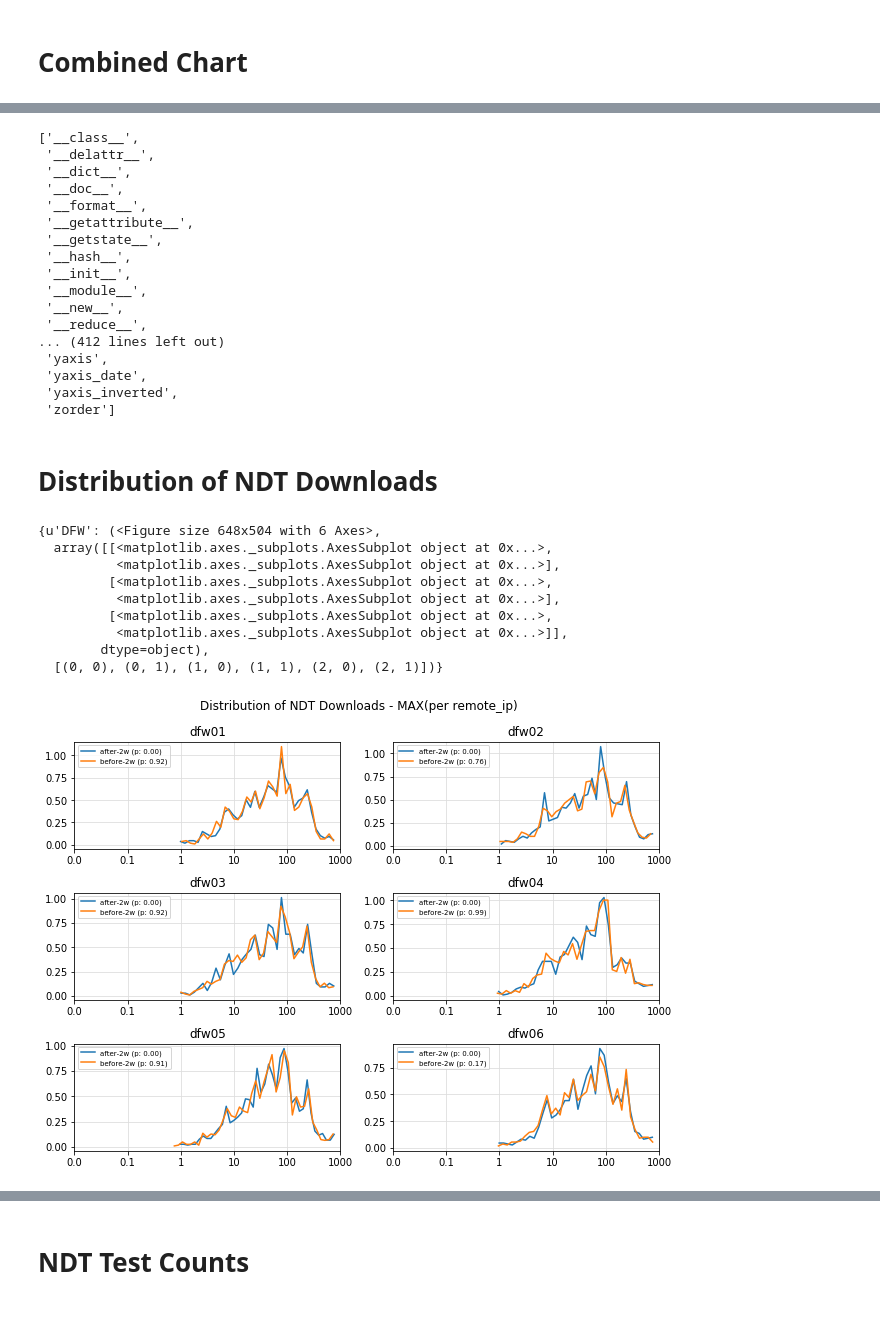
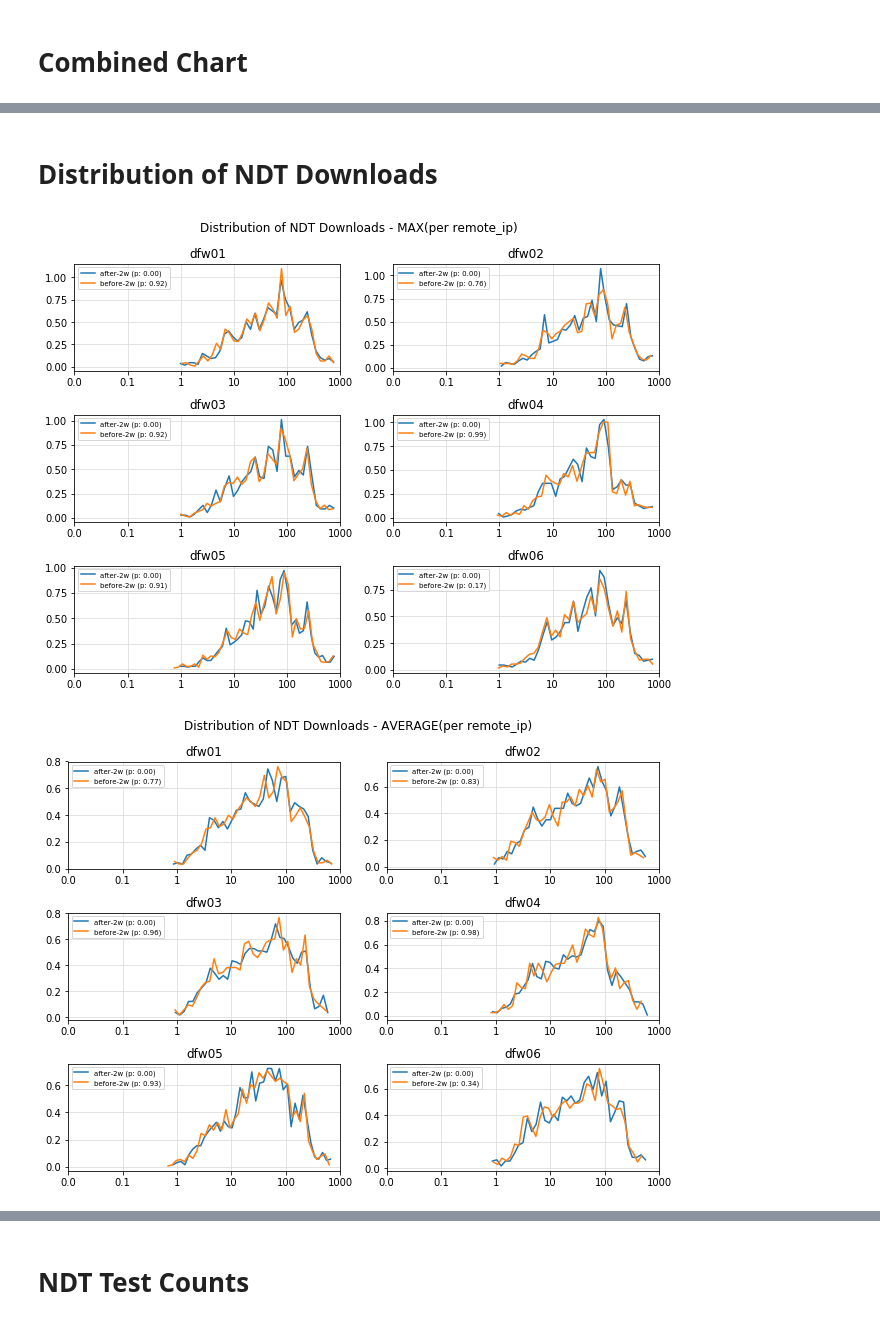
Before and after one commit to stephen-soltesz/ipython-testing, a Jupyter notebook: 2018-08 - discard analysis simple.ipynb, the cells around one changed output, grey strips where cells are left out. Cells and saved outputs as stored; diff of their text form; code cells hidden in the pictures.

```diff
--- a/2018-08 - discard analysis simple.ipynb
+++ b/2018-08 - discard analysis simple.ipynb
@@ -620,23 +599,3 @@ plot_scatter(
-# %%
-dir(f['default'][1][0][0])
-# %% [output]
-['__class__',
- '__delattr__',
- '__dict__',
- '__doc__',
- '__format__',
- '__getattribute__',
- '__getstate__',
- '__hash__',
- '__init__',
- '__module__',
- '__new__',
- '__reduce__',
-... (412 lines left out)
- 'yaxis',
- 'yaxis_date',
- 'yaxis_inverted',
- 'zorder']
 # %% [markdown]
 # Distribution of NDT Downloads
 # %%
@@ -752,32 +700,35 @@ HAVING
 # %%
 values = {}
 def ks_compare(r, figure='', axis='', group='', size=''):
     values["%s-%s-%s" % (figure, axis, group)] = r
     if group == 'before-2w':
         after = values["%s-%s-%s" % (figure, axis, 'after-2w')]
         result = stats.ks_2samp(r, after)
         if result.pvalue < 0.01:
             print 'diff', figure, axis, result
         return result.pvalue
     return 0
 
-plot_hist(
+_ = plot_hist(
     df_ndt_variance, 'download_max', lambda r: int(math.sqrt(len(r))),
     fig_by='metro', axes_by='site', group_by='period',
     suptitle='Distribution of NDT Downloads - MAX(per remote_ip)',
     label='{group} (p: {result:.2f})',
     title='{axis}', axes=(3, 2),
     xlim=(math.log10(.01), math.log10(1000)),
     cdf=False, xlog=True, figsize=(9, 7),
     fxn=ks_compare)
+
+values = {}
+_ = plot_hist(
+    df_ndt_variance, 'download_avg', lambda r: int(math.sqrt(len(r))),
+    fig_by='metro', axes_by='site', group_by='period',
+    suptitle='Distribution of NDT Downloads - AVERAGE(per remote_ip)',
+    label='{group} (p: {result:.2f})',
+    title='{axis}', axes=(3, 2),
+    xlim=(math.log10(.01), math.log10(1000)),
+    cdf=False, xlog=True, figsize=(9, 7),
+    fxn=ks_compare)
 # %% [output]
-{u'DFW': (<Figure size 648x504 with 6 Axes>,
-  array([[<matplotlib.axes._subplots.AxesSubplot object at 0x...>,
-          <matplotlib.axes._subplots.AxesSubplot object at 0x...>],
-         [<matplotlib.axes._subplots.AxesSubplot object at 0x...>,
-          <matplotlib.axes._subplots.AxesSubplot object at 0x...>],
-         [<matplotlib.axes._subplots.AxesSubplot object at 0x...>,
-          <matplotlib.axes._subplots.AxesSubplot object at 0x...>]],
-        dtype=object),
-  [(0, 0), (0, 1), (1, 0), (1, 1), (2, 0), (2, 1)])}
 [figure]
+[figure, added]
```
Also changed, not shown: parts of 13 cells of this notebook.
